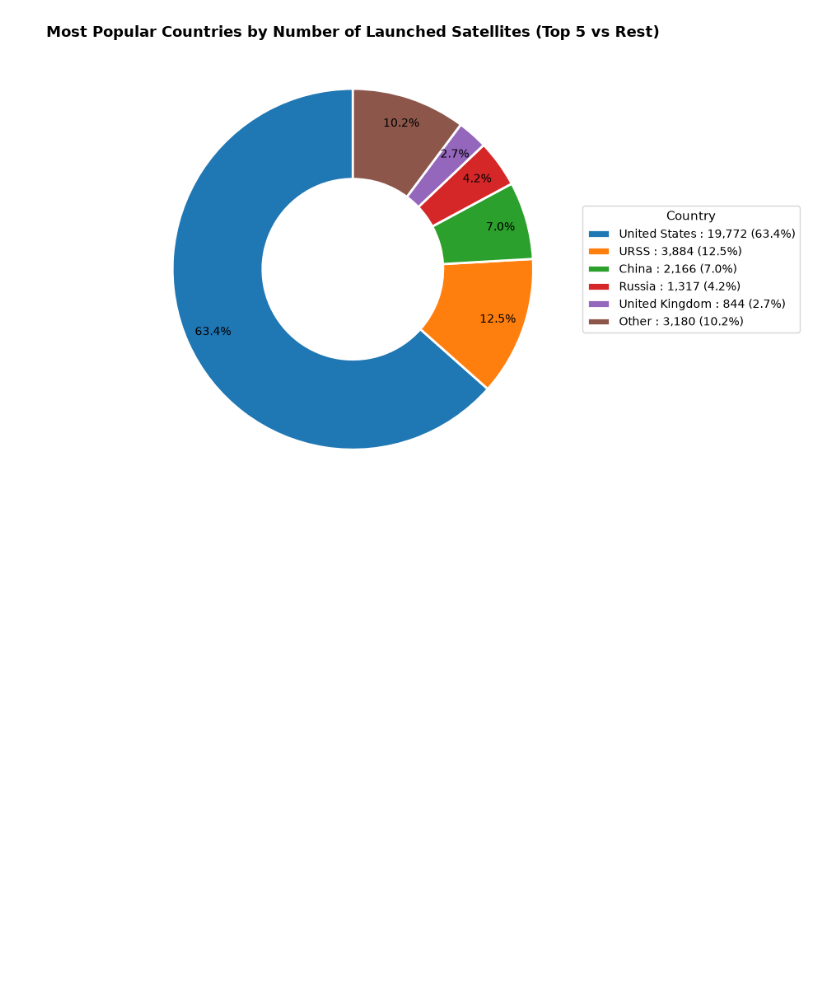
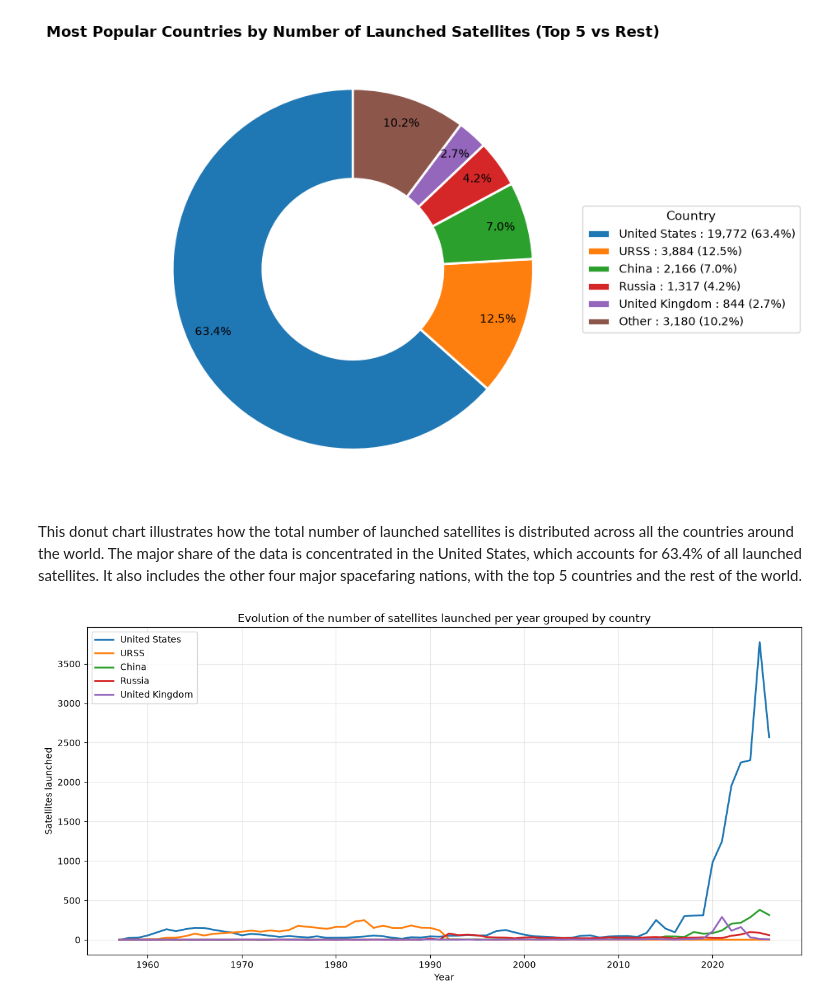
Before and after one commit to WBS-UWG/DataAnalyticsProject01, a Jupyter notebook: Evolution_of_orbital_object.ipynb, the cells around one changed output. Saved outputs shown, nothing was run; the diff lists cells and outputs as text; code cells hidden in the pictures; blank space fills up the shorter version.

Commit message:
[ADD] description of the 2 previous graph & a new graph to really see the evolution most powerful nation in history

```diff
--- a/Evolution_of_orbital_object.ipynb
+++ b/Evolution_of_orbital_object.ipynb
@@ -183,3 +189,28 @@ plt.tight_layout()
 plt.show()
 # %% [output]
 [figure]
+# %% [markdown]
+This donut chart illustrates how the total number of launched satellites is distributed across all the countries around the world. The major share of the data is concentrated in the United States, which accounts for 63.4% of all launched satellites. It also includes the other four major spacefaring nations, with the top 5 countries and the rest of the world.
+# %%
+top5_codes = country_counts.head(5).index.tolist()
+
+evo = (
+    df[df["SatState"].isin(top5_codes)]
+    .groupby(["Year", "SatState"])
+    .size()
+    .unstack(fill_value=0)
+    .reindex(range(df["Year"].min(), df["Year"].max() + 1), fill_value=0)
+)
+
+plt.figure(figsize=(12, 6))
+for c in top5_codes:
+    plt.plot(evo.index, evo[c], label=readable_country(c), linewidth=2)
+
+plt.title("Evolution of the number of satellites launched per year grouped by country")
+plt.xlabel("Year")
+plt.ylabel("Satellites launched")
+plt.legend()
+plt.tight_layout()
+plt.show()
+# %% [output]
+[figure, added]
```
Also changed, not shown: parts of 3 cells of this notebook.
